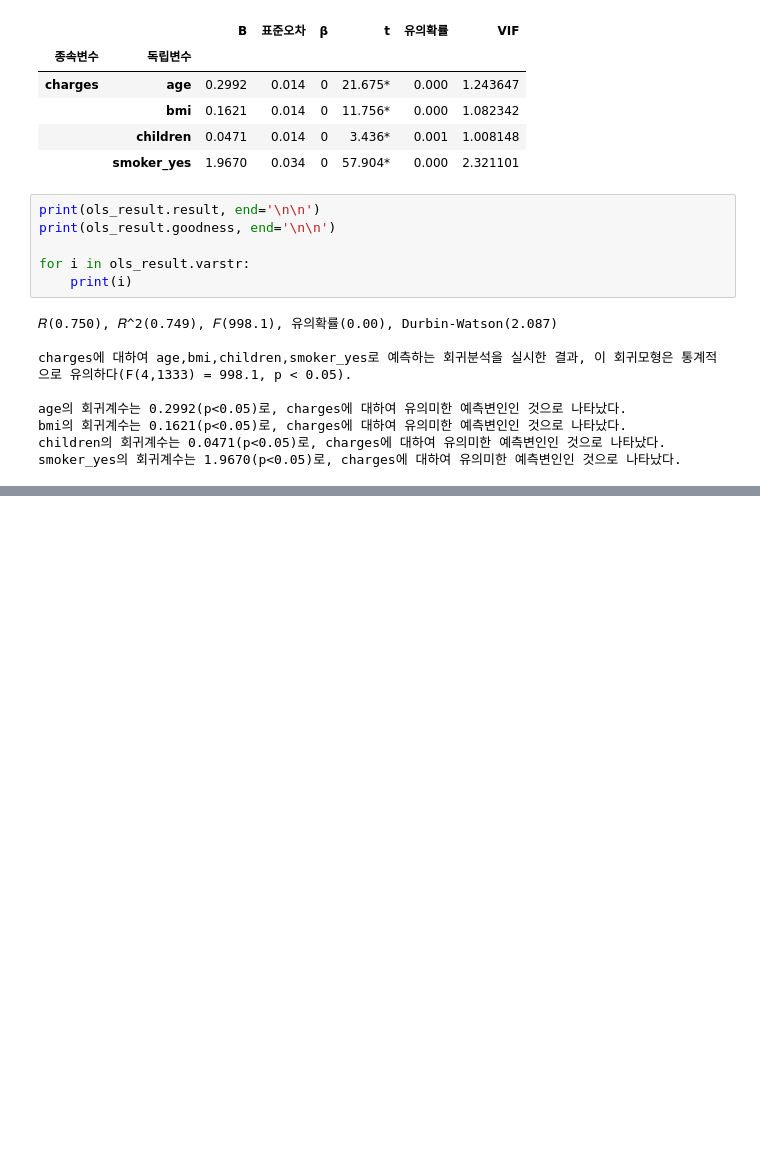
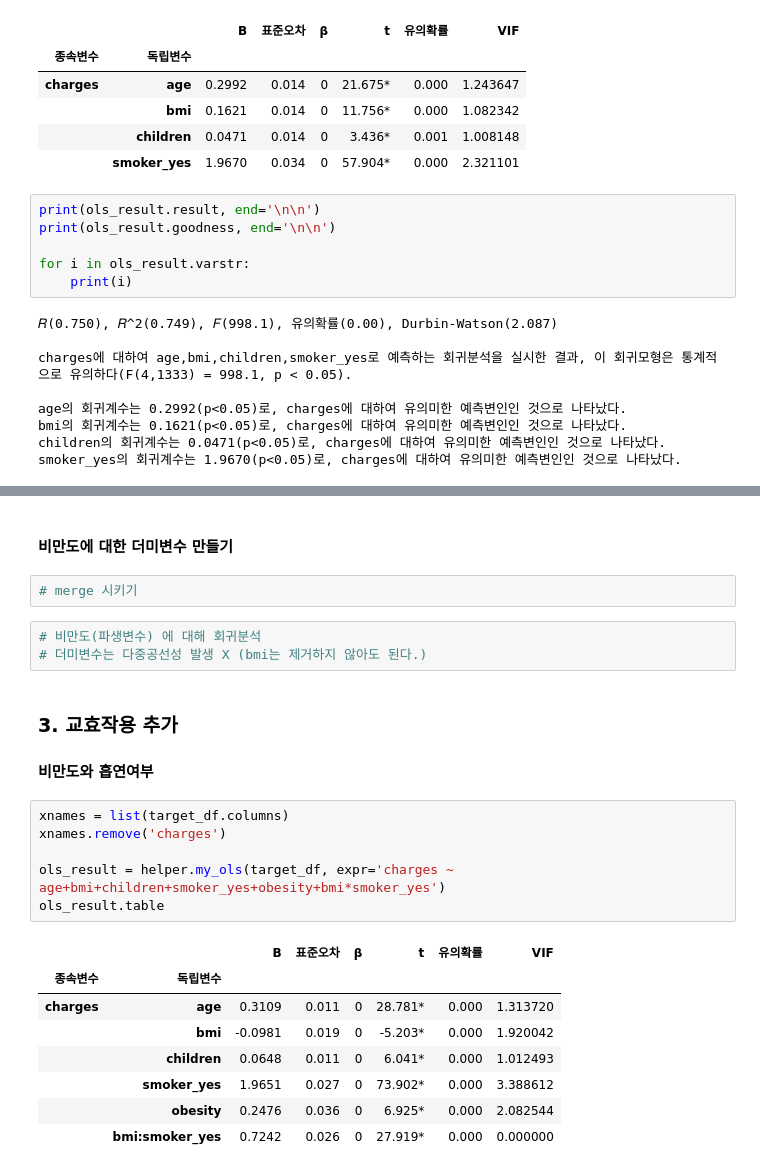
Before and after one commit to Jeeunun/Data_analysis_education_Closed, a Jupyter notebook: data_analysis/E.확증적_데이터_분석/04_회귀분석/10_선형회귀_예시(2).ipynb, the cells around one changed output, grey strips where cells are left out. Cells and saved outputs as stored; diff of their text form; blank space fills up the shorter version.

```diff
--- a/data_analysis/E.확증적_데이터_분석/04_회귀분석/10_선형회귀_예시(2).ipynb
+++ b/data_analysis/E.확증적_데이터_분석/04_회귀분석/10_선형회귀_예시(2).ipynb
@@ -536,0 +691,26 @@ smoker_yes의 회귀계수는 1.9670(p<0.05)로, charges에 대하여 유의미
+# %% [markdown]
+#### 비만도에 대한 더미변수 만들기
+# %%
+# merge 시키기
+# %%
+# 비만도(파생변수) 에 대해 회귀분석
+# 더미변수는 다중공선성 발생 X (bmi는 제거하지 않아도 된다.)
+# %% [markdown]
+### 3. 교효작용 추가
+
+#### 비만도와 흡연여부
+# %%
+xnames = list(target_df.columns)
+xnames.remove('charges')
+
+ols_result = helper.my_ols(target_df, expr='charges ~ age+bmi+children+smoker_yes+obesity+bmi*smoker_yes')
+ols_result.table
+# %% [output]
+|  |  | B | 표준오차 | β | t | 유의확률 | VIF |
+| 종속변수 | 독립변수 |  |  |  |  |  |  |
+| charges | age | 0.3109 | 0.011 | 0 | 28.781* | 0.000 | 1.313720 |
+|  | bmi | -0.0981 | 0.019 | 0 | -5.203* | 0.000 | 1.920042 |
+|  | children | 0.0648 | 0.011 | 0 | 6.041* | 0.000 | 1.012493 |
+|  | smoker_yes | 1.9651 | 0.027 | 0 | 73.902* | 0.000 | 3.388612 |
+|  | obesity | 0.2476 | 0.036 | 0 | 6.925* | 0.000 | 2.082544 |
+|  | bmi:smoker_yes | 0.7242 | 0.026 | 0 | 27.919* | 0.000 | 0.000000 |
```
Also changed, not shown: parts of 23 cells of this notebook, 2 other files.
